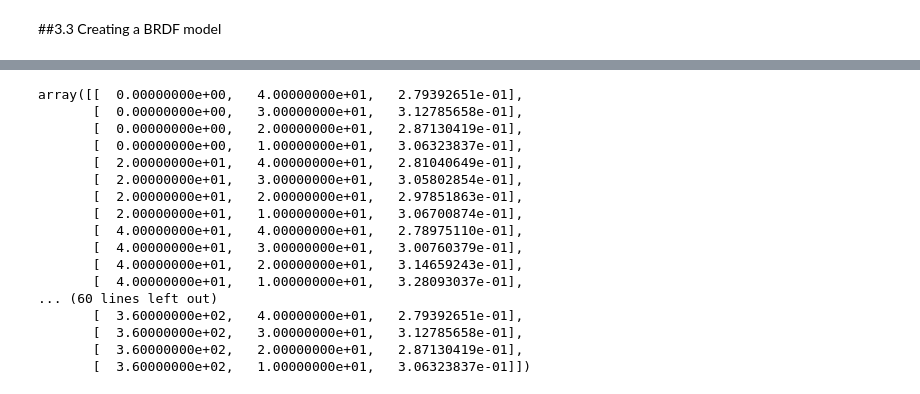
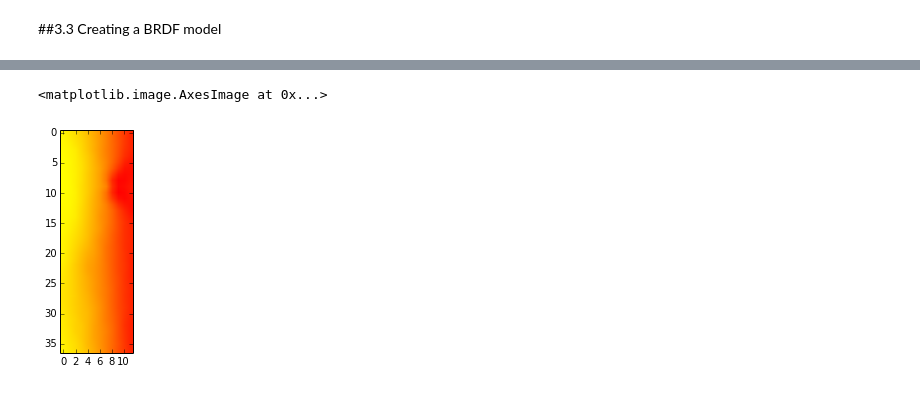
Before and after one commit to philwilkes/librat_in_jupyter, a Jupyter notebook: 3.3_creating_a_brdf_model.ipynb, the cells around one changed output, grey strips where cells are left out. Saved outputs shown, nothing was run; the diff lists cells and outputs as text; code cells hidden in the pictures.

```diff
--- a/3.3_creating_a_brdf_model.ipynb
+++ b/3.3_creating_a_brdf_model.ipynb
@@ -82,20 +82,5 @@ cb.set_label("Pixel reflectance")
-# %%
-na
-# %% [output]
-array([[  0.00000000e+00,   4.00000000e+01,   2.79392651e-01],
-       [  0.00000000e+00,   3.00000000e+01,   3.12785658e-01],
-       [  0.00000000e+00,   2.00000000e+01,   2.87130419e-01],
-       [  0.00000000e+00,   1.00000000e+01,   3.06323837e-01],
-       [  2.00000000e+01,   4.00000000e+01,   2.81040649e-01],
-       [  2.00000000e+01,   3.00000000e+01,   3.05802854e-01],
-       [  2.00000000e+01,   2.00000000e+01,   2.97851863e-01],
-       [  2.00000000e+01,   1.00000000e+01,   3.06700874e-01],
-       [  4.00000000e+01,   4.00000000e+01,   2.78975110e-01],
-       [  4.00000000e+01,   3.00000000e+01,   3.00760379e-01],
-       [  4.00000000e+01,   2.00000000e+01,   3.14659243e-01],
-       [  4.00000000e+01,   1.00000000e+01,   3.28093037e-01],
-... (60 lines left out)
-       [  3.60000000e+02,   4.00000000e+01,   2.79392651e-01],
-       [  3.60000000e+02,   3.00000000e+01,   3.12785658e-01],
-       [  3.60000000e+02,   2.00000000e+01,   2.87130419e-01],
-       [  3.60000000e+02,   1.00000000e+01,   3.06323837e-01]])
+# %%
+plt.imshow(brdf_array)
+# %% [output]
+<matplotlib.image.AxesImage at 0x...>
+[figure, added]
```
Also changed, not shown: parts of 8 cells of this notebook, 5 other files.
